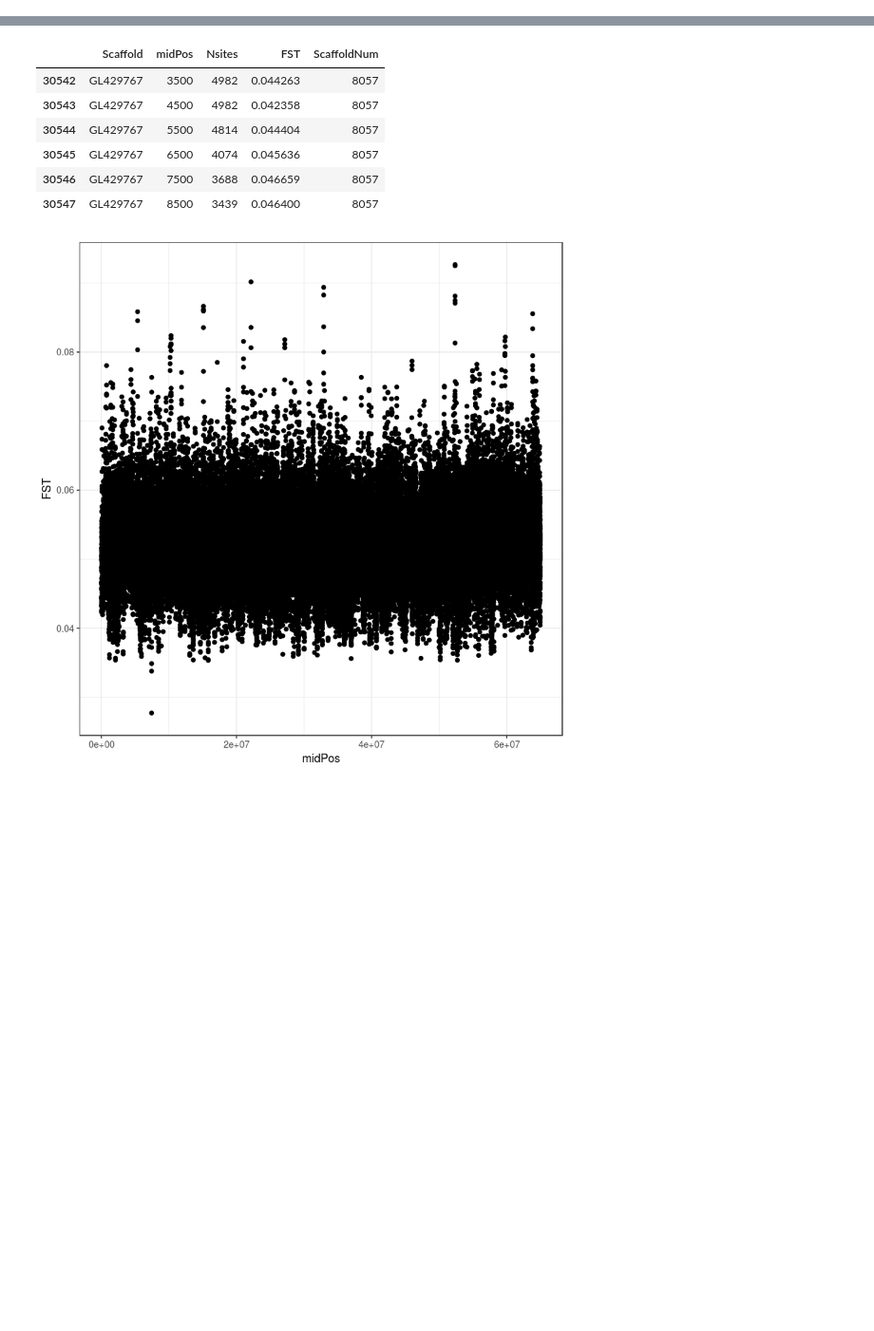
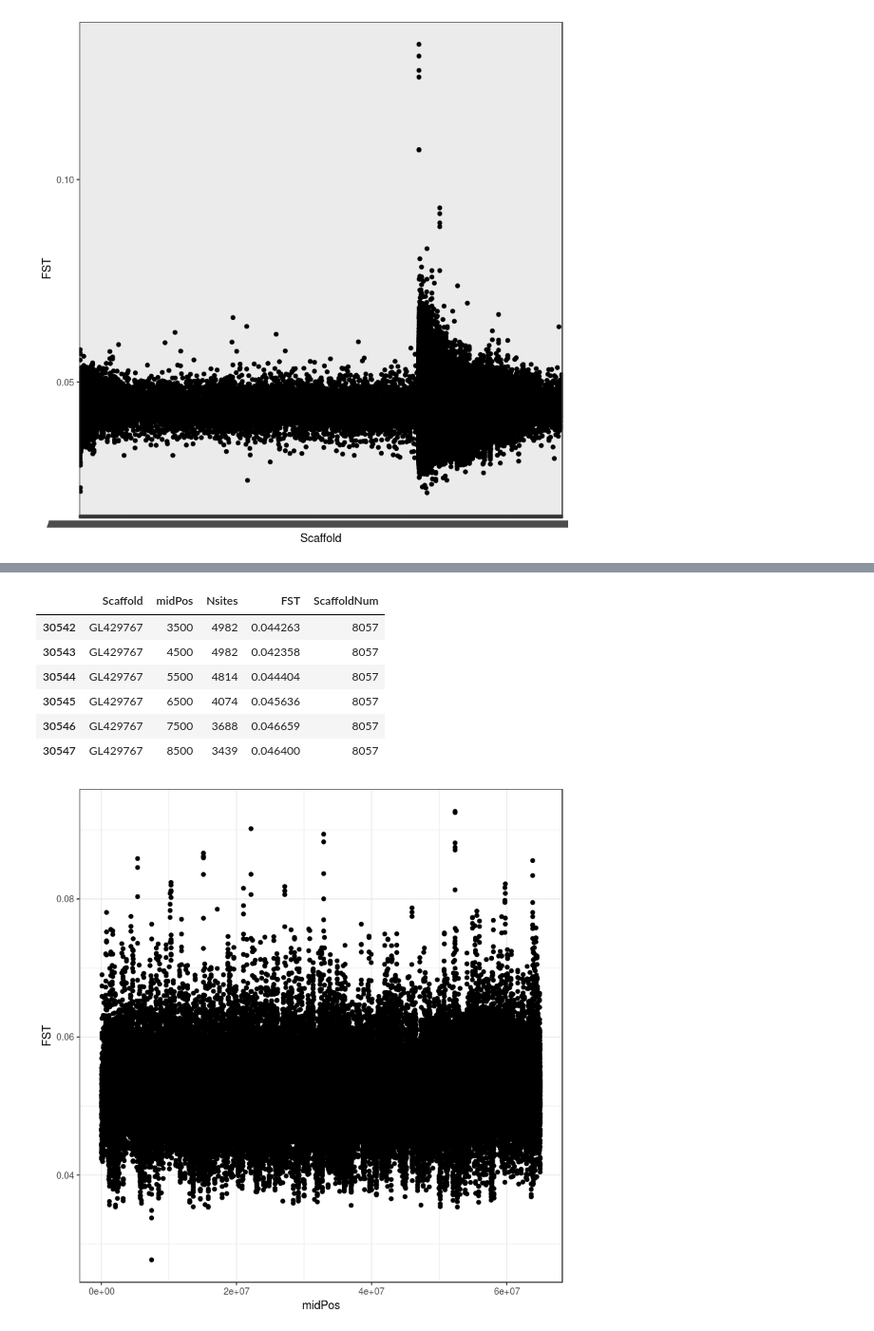
Before and after one commit to sagw/WNS_WGS, a Jupyter notebook: All_FST_plots.ipynb, the cells around one changed output, grey strips where cells are left out. Shown at 95% size. Drawn from its saved outputs; the diff is of its cells as text; code cells hidden in the pictures; blank space fills up the shorter version.

```diff
--- a/All_FST_plots.ipynb
+++ b/All_FST_plots.ipynb
@@ -14,0 +11,2 @@ Loading required package: ggplot2
+# %%
+VT=read.table("VT_full_sw", header=TRUE, row.names=NULL)
@@ -24,0 +51,4 @@ fst=as.data.frame(fst)
+# %%
+plot3
+# %% [output]
+[figure, added]
```
Also changed, not shown: parts of 24 cells of this notebook, 2 other files.
